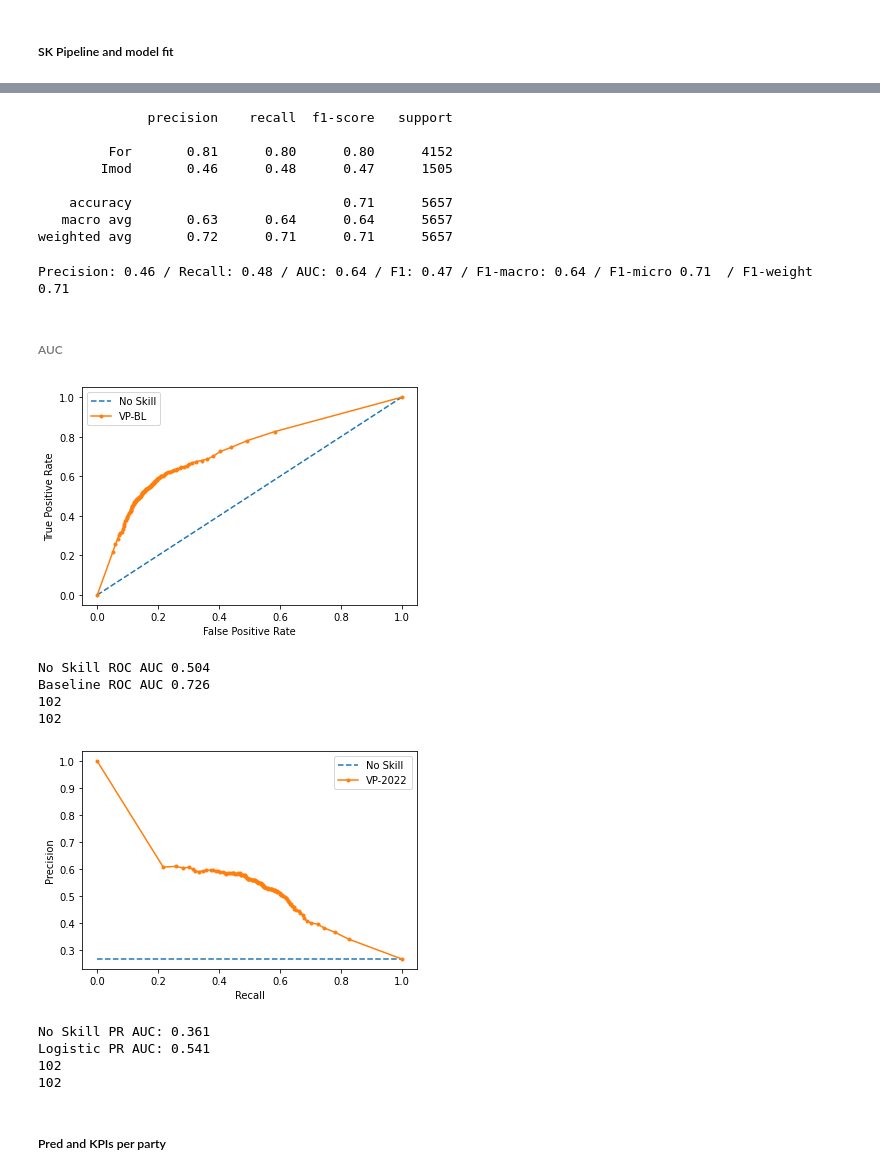
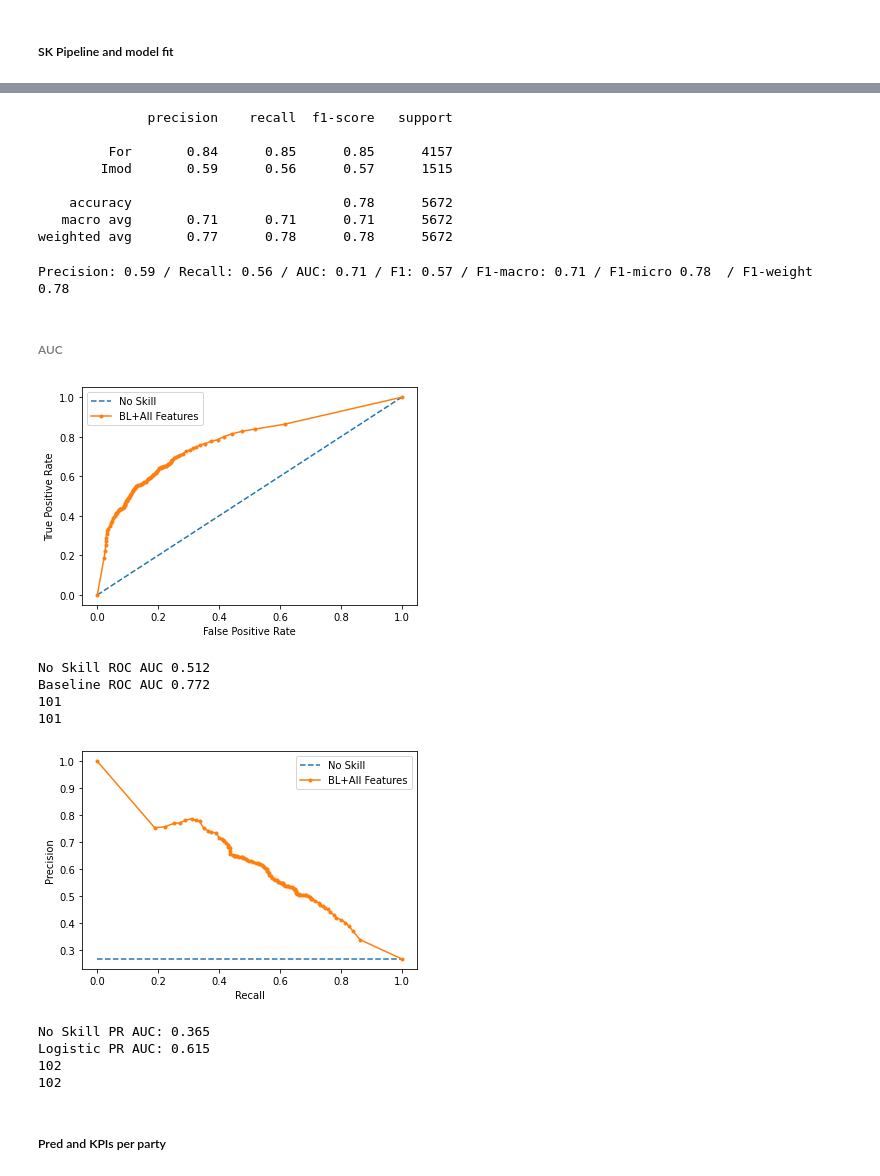
Before and after one commit to jonahank/Vote-Prediction-Model, a Jupyter notebook: vote_predictor/VP/pipeline_v1.ipynb, the cells around one changed output, grey strips where cells are left out. Drawn from its saved outputs; the diff is of its cells as text; code cells hidden in the pictures.

```diff
--- a/vote_predictor/VP/pipeline_v1.ipynb
+++ b/vote_predictor/VP/pipeline_v1.ipynb
@@ -287,7 +522,7 @@ df_trans5[df_trans5["set"]!="train"]
 + gg
 # %%
 import pandas as pd
-df_trans5 = pd.read_pickle("./c_all_trans_v2.1.pkl")
+df_trans5 = pd.read_pickle("./c_all_trans_v2.3.pkl")
 # %%
 print(df_trans5["party2"].unique())
 df_trans5.head(1)
@@ -318,7 +553,7 @@ Index(['politician', 'party2', 'vote_caller2', 'w_for', 'w_against', 'cos_sim',
       dtype='object')
 # %%
 ## Select the X_train variables here. See possibilities above
-X_train = X_train[["w_for", "w_against"]]
+X_train = X_train[["w_for", "w_against", "cos_sim", "party2", "vote_caller2"]]
 X_test = X_test[X_train.columns]
 print("X_train:",len(X_train))
 print("y_train:",len(y_train))
@@ -392,13 +627,14 @@ class Debug(BaseEstimator, TransformerMixin):
 pipeline = Pipeline([
     #("Debug1", Debug()),
     ("Encode cats and scale", ColumnTransformer([
-        #("MinMax", MinMaxScaler(), ["cos_sim", "w_for", "w_against"]),
+        ("MinMax", MinMaxScaler(), ["cos_sim", "w_for", "w_against"]),
         #("MinMax", MinMaxScaler(), ["cos_sim"]),
-        ("MinMax", MinMaxScaler(), ["w_for", "w_against"]),
+        #("MinMax", MinMaxScaler(), ["w_for", "w_against"]),
         #("OneHot", OneHotEncoder(handle_unknown="ignore"), ["politician"]),
         #("OneHot", OneHotEncoder(handle_unknown="ignore"), ["politician", "vote_caller2"]),
         #("OneHot", OneHotEncoder(handle_unknown="ignore"), ["party2"]),
-        #("OneHot", OneHotEncoder(handle_unknown="ignore"), ["party2","vote_caller2"]),
+        #("OneHot", OneHotEncoder(handle_unknown="ignore"), ["vote_caller2"]),
+        ("OneHot", OneHotEncoder(handle_unknown="ignore"), ["party2","vote_caller2"]),
         #("OneHot", OneHotEncoder(handle_unknown="ignore"), ["party2", "politician"]),
         #("OneHot", OneHotEncoder(handle_unknown="ignore"), ["party2", "vote_caller2", "politician"]),
         # ("Keep Direction", "passthrough", ["DirectionDegree"]) # This would be needed because Column Transformer
@@ -434,12 +675,12 @@ print(classification_report(y_test, y_pred))
 # %% [output]
               precision    recall  f1-score   support
 
-         For       0.81      0.80      0.80      4152
-        Imod       0.46      0.48      0.47      1505
+         For       0.84      0.85      0.85      4157
+        Imod       0.59      0.56      0.57      1515
 
-    accuracy                           0.71      5657
-   macro avg       0.63      0.64      0.64      5657
-weighted avg       0.72      0.71      0.71      5657
+    accuracy                           0.78      5672
+   macro avg       0.71      0.71      0.71      5672
+weighted avg       0.77      0.78      0.78      5672
 # %%
 # Evaluate the predictions of the model on the holdout test set
 from sklearn.metrics import precision_score, recall_score, accuracy_score
@@ -460,7 +701,7 @@ f1_weight = f1_score(y_test2, y_pred2,average="weighted")
 print('Precision: {} / Recall: {} / AUC: {} / F1: {} / F1-macro: {} / F1-micro {}  / F1-weight {} '.format(
     round(precision, 2), round(recall, 2), round(auc,2), round(f1,2), round(f1_macro,2), round(f1_micro,2), round(f1_weight,2)))
 # %% [output]
-Precision: 0.46 / Recall: 0.48 / AUC: 0.64 / F1: 0.47 / F1-macro: 0.64 / F1-micro 0.71  / F1-weight 0.71
+Precision: 0.59 / Recall: 0.56 / AUC: 0.71 / F1: 0.57 / F1-macro: 0.71 / F1-micro 0.78  / F1-weight 0.78
 # %% [markdown]
 ###### AUC
 # %%
@@ -492,7 +733,7 @@ pos_probs = pipeline.predict_proba(X_test)[:,1]
 fpr, tpr, _ = roc_curve(testy, pos_probs)
 
 # plot model roc curve
-pyplot.plot(fpr, tpr, marker='.', label=f'VP-BL')
+pyplot.plot(fpr, tpr, marker='.', label=f'BL+All Features')
 
 # axis labels
 pyplot.xlabel('False Positive Rate')
@@ -511,11 +752,11 @@ print('Baseline ROC AUC %.3f' % roc_auc)
 print(len(fpr))
 print(len(tpr))
 # %% [output]
-[figure, old version]
+[figure, new version]
-No Skill ROC AUC 0.504
-Baseline ROC AUC 0.726
-102
-102
+No Skill ROC AUC 0.512
+Baseline ROC AUC 0.772
+101
+101
 # %%
 ## PR Curve
 from sklearn.metrics import precision_recall_curve
@@ -526,37 +767,37 @@ no_of_pos = len(y_test[y_test["vote"]=="Imod"])
 
 # calculate the no skill line as the proportion of the positive class
 no_skill = (no_of_pos / len(y))
 # plot the no skill precision-recall curve
 model = DummyClassifier(strategy='stratified')
 model.fit(X_train, y_train)
 yhat = model.predict_proba(X_test)
 pos_probs = yhat[:, 1]
 # calculate the precision-recall auc
 precision, recall, _ = precision_recall_curve(testy, pos_probs)
 auc_score_noskill = auc(recall, precision)
 pyplot.plot([0, 1], [no_skill, no_skill], linestyle='--', label='No Skill')
 
 # calculate model precision-recall curve
 pos_probs = pipeline.predict_proba(X_test)[:,1]
 precision, recall, _ = precision_recall_curve(testy, pos_probs)
 # plot the model precision-recall curve
-pyplot.plot(recall, precision, marker='.', label=f'VP-2022')
+pyplot.plot(recall, precision, marker='.', label=f'BL+All Features')
 # axis labels
 pyplot.xlabel('Recall')
 pyplot.ylabel('Precision')
 # show the legend
 pyplot.legend()
 # show the plot
 pyplot.show()
 auc_score = auc(recall, precision)
 print('No Skill PR AUC: %.3f' % auc_score_noskill)
 print('Logistic PR AUC: %.3f' % auc_score)
 print(len(recall))
 print(len(precision))
 # %% [output]
-[figure, old version]
+[figure, new version]
-No Skill PR AUC: 0.361
-Logistic PR AUC: 0.541
+No Skill PR AUC: 0.365
+Logistic PR AUC: 0.615
 102
 102
 # %% [markdown]
```
Also changed, not shown: parts of 24 cells of this notebook.
